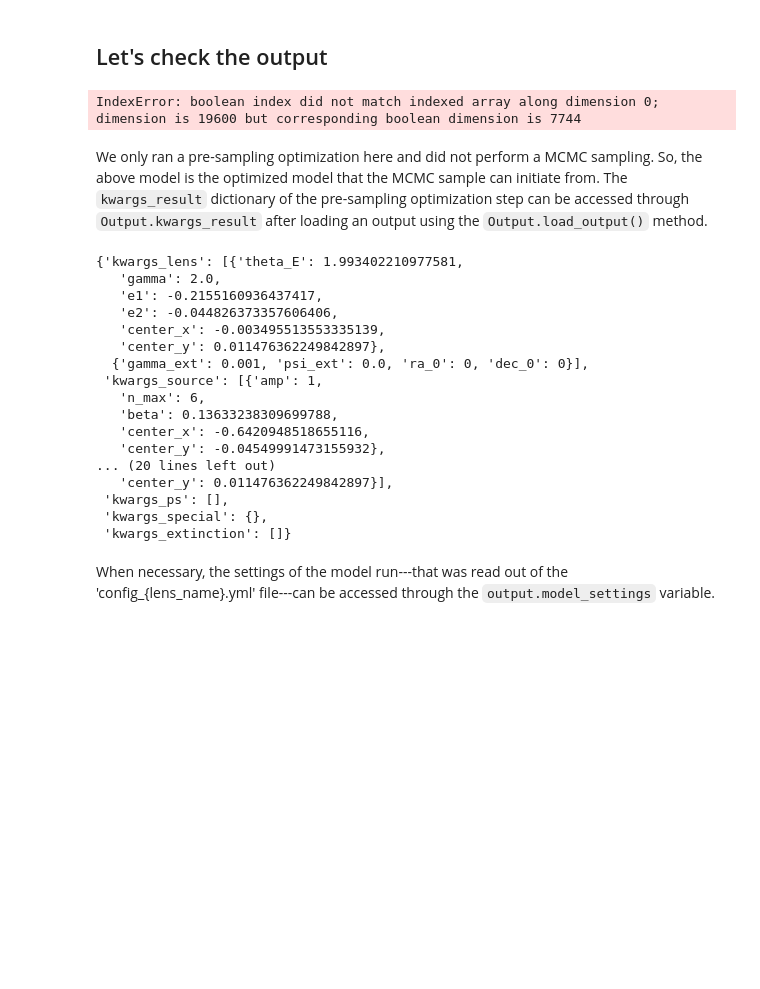
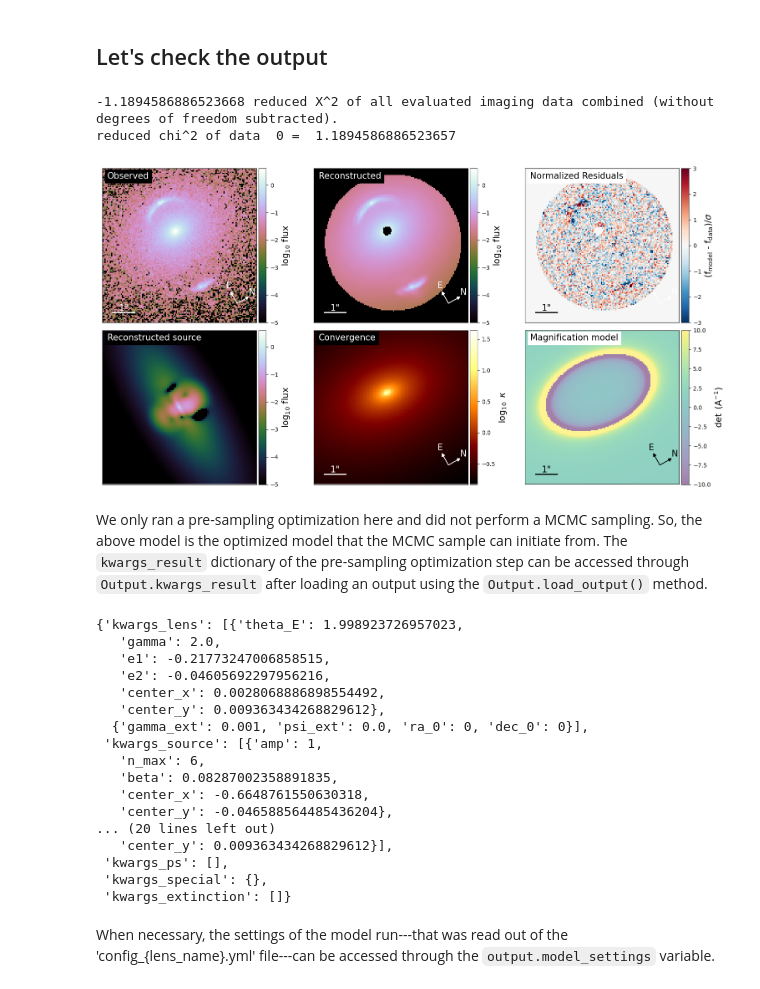
Before and after one commit to hskobe/dolphin, a Jupyter notebook: notebooks/Basic example.ipynb, the cells around one changed output. Cells and saved outputs as stored; diff of their text form; code cells hidden in the pictures; blank space fills up the shorter version.

```diff
--- a/notebooks/Basic example.ipynb
+++ b/notebooks/Basic example.ipynb
@@ -94,30 +94,32 @@ from dolphin.analysis.output import Output
 
 output = Output('../io_directory_example/')
 # %%
-fig = output.plot_model_overview(lens_name='DESJ0537-4647', model_id='F140W_Run01')
+fig = output.plot_model_overview(lens_name='DESJ0537-4647', model_id='F200LP_Run01')
 # %% [output]
-IndexError: boolean index did not match indexed array along dimension 0; dimension is 19600 but corresponding boolean dimension is 7744
+-1.1894586886523668 reduced X^2 of all evaluated imaging data combined (without degrees of freedom subtracted).
+reduced chi^2 of data  0 =  1.1894586886523657
+[figure, added]
 # %% [markdown]
 We only ran a pre-sampling optimization here and did not perform a MCMC sampling. So, the above model is the optimized model that the MCMC sample can initiate from. The `kwargs_result` dictionary of the pre-sampling optimization step can be accessed through `Output.kwargs_result` after loading an output using the `Output.load_output()` method.
 # %%
-output.load_output(lens_name='DESJ0537-4647', model_id='F140W_Run01')
+output.load_output(lens_name='DESJ0537-4647', model_id='F200LP_Run01')
 
 output.kwargs_result
 # %% [output]
-{'kwargs_lens': [{'theta_E': 1.993402210977581,
+{'kwargs_lens': [{'theta_E': 1.998923726957023,
    'gamma': 2.0,
-   'e1': -0.2155160936437417,
-   'e2': -0.044826373357606406,
-   'center_x': -0.003495513553335139,
-   'center_y': 0.011476362249842897},
+   'e1': -0.21773247006858515,
+   'e2': -0.04605692297956216,
+   'center_x': 0.0028068886898554492,
+   'center_y': 0.009363434268829612},
   {'gamma_ext': 0.001, 'psi_ext': 0.0, 'ra_0': 0, 'dec_0': 0}],
  'kwargs_source': [{'amp': 1,
    'n_max': 6,
-   'beta': 0.13633238309699788,
-   'center_x': -0.6420948518655116,
-   'center_y': -0.04549991473155932},
+   'beta': 0.08287002358891835,
+   'center_x': -0.6648761550630318,
+   'center_y': -0.046588564485436204},
 ... (20 lines left out)
-   'center_y': 0.011476362249842897}],
+   'center_y': 0.009363434268829612}],
  'kwargs_ps': [],
  'kwargs_special': {},
  'kwargs_extinction': []}
```
Also changed, not shown: parts of 3 cells of this notebook.
